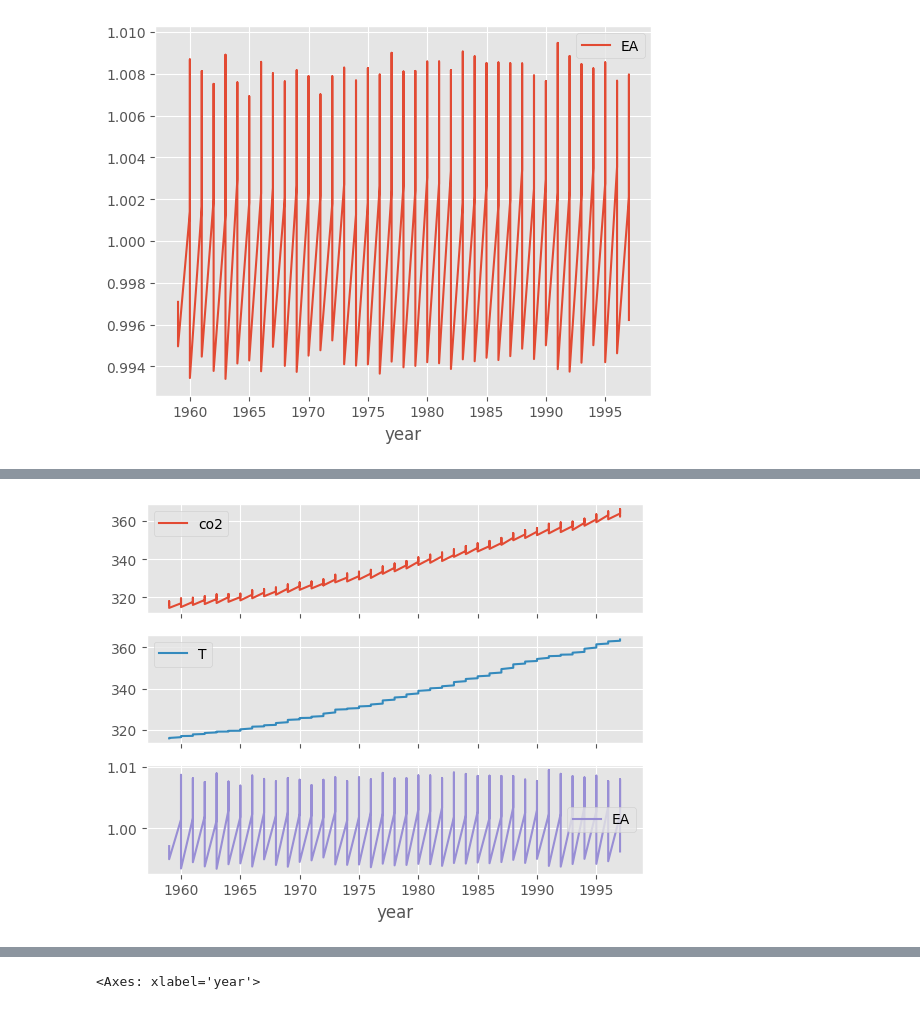
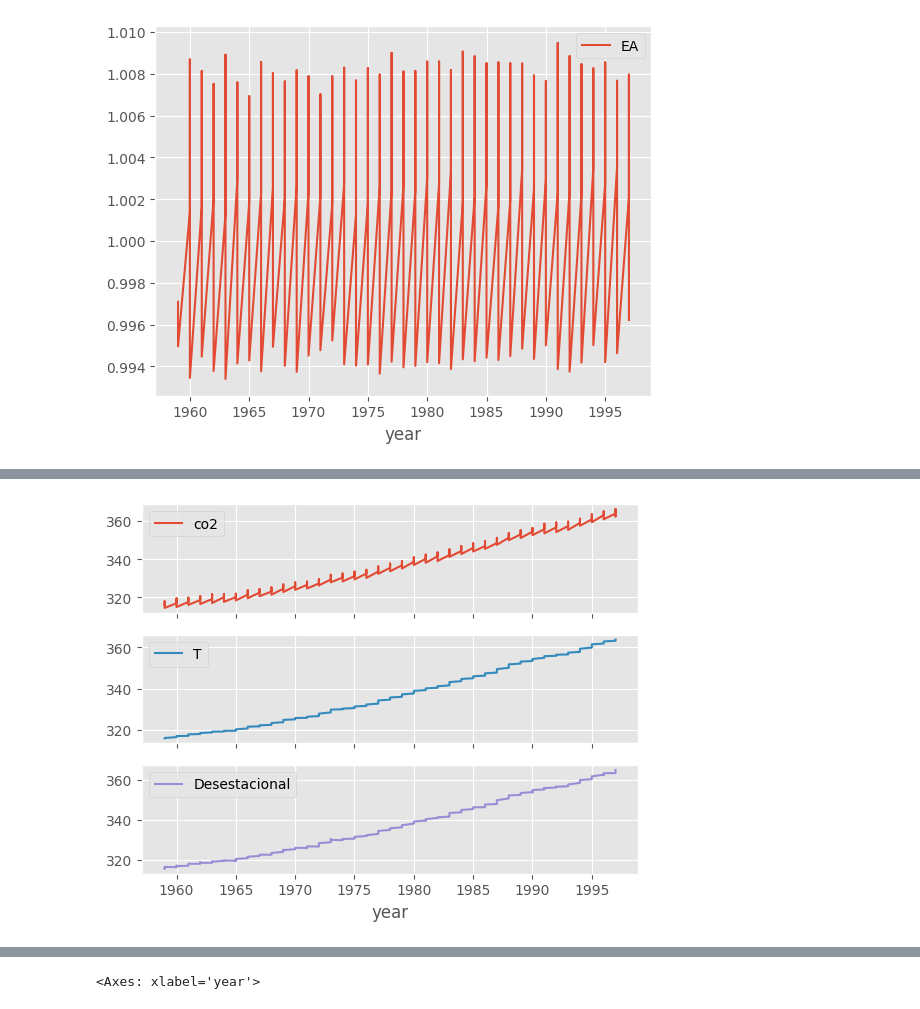
Before and after one commit to Juliodominguezcalderon/Talento_tech, a Jupyter notebook: Notebook_Serie_tiempo.ipynb, the cells around one changed output, grey strips where cells are left out. Cells and saved outputs as stored; diff of their text form; code cells hidden in the pictures.

```diff
--- a/Notebook_Serie_tiempo.ipynb
+++ b/Notebook_Serie_tiempo.ipynb
@@ -491,4 +585,4 @@ co2_trim.plot(y='EA', x='year')
 # %%
-co2_trim[["year", "co2" , "T" , "EA"]].plot(x="year", subplots=True);
+co2_trim.plot(y=['co2','T','Desestacional'], x='year', subplots=True);
 # %% [output]
-[figure, old version]
+[figure, new version]
```
Also changed, not shown: parts of 21 cells of this notebook.
